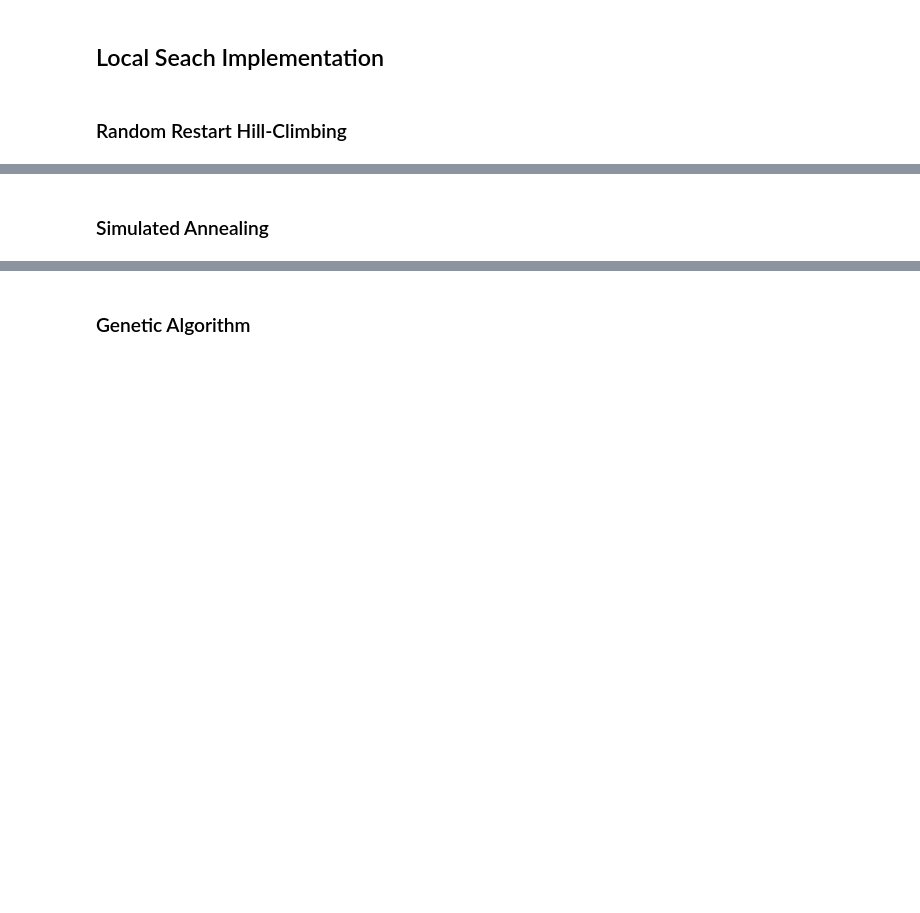
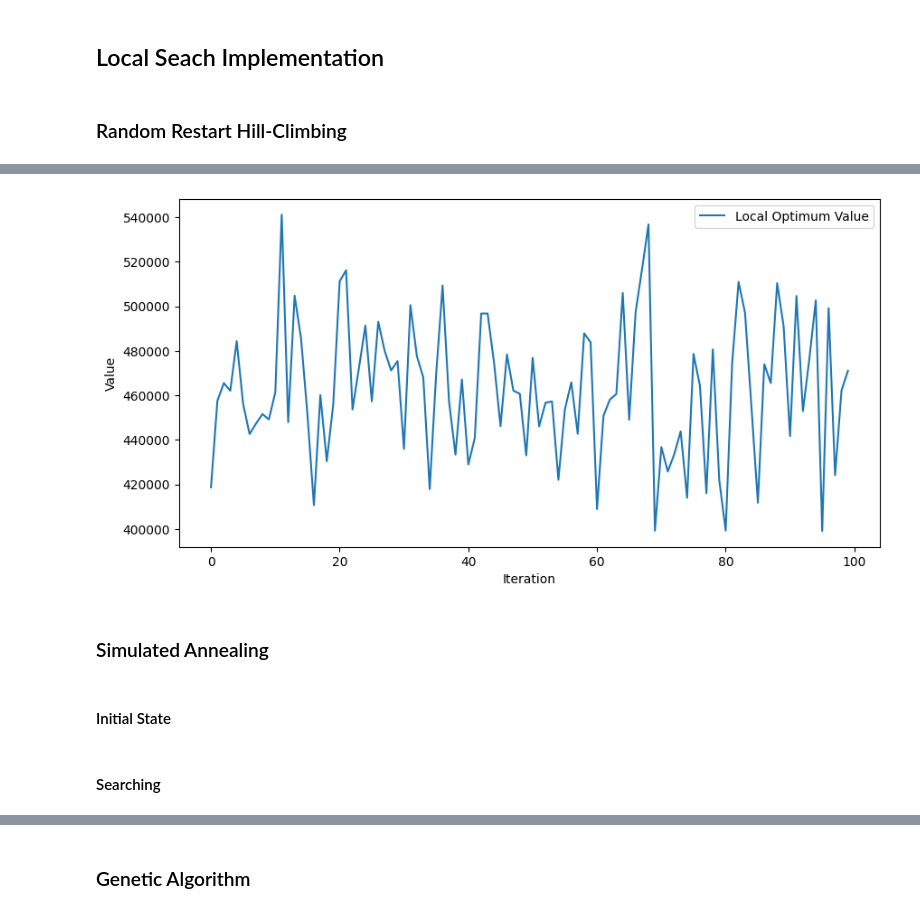
Before and after one commit to marcellinow/diagonal-magic-cube, a Jupyter notebook: main.ipynb, the cells around one changed output, grey strips where cells are left out. Drawn from its saved outputs; the diff is of its cells as text; code cells hidden in the pictures; blank space fills up the shorter version.

```diff
--- a/main.ipynb
+++ b/main.ipynb
@@ -100,2 +93,2 @@ print(f"ideal objective function {obj_func_goal}")
 # %%
-# RR = Random_restart(cube=cube)
+RR = Random_restart(cube=cube)
@@ -110,2 +127,6 @@ print(f"ideal objective function {obj_func_goal}")
+# %%
+RR.hist_plot()
+# %% [output]
+[figure, added]
 # %% [markdown]
 ### Simulated Annealing
@@ -113,0 +133,2 @@ print(f"ideal objective function {goal_cube.objective_function()}")
+# %% [markdown]
+#### Initial State
@@ -113,0 +138,2 @@ print(f"ideal objective function {goal_cube.objective_function()}")
+# %% [markdown]
+#### Searching
```
Also changed, not shown: parts of 30 cells of this notebook, 2 other files.
